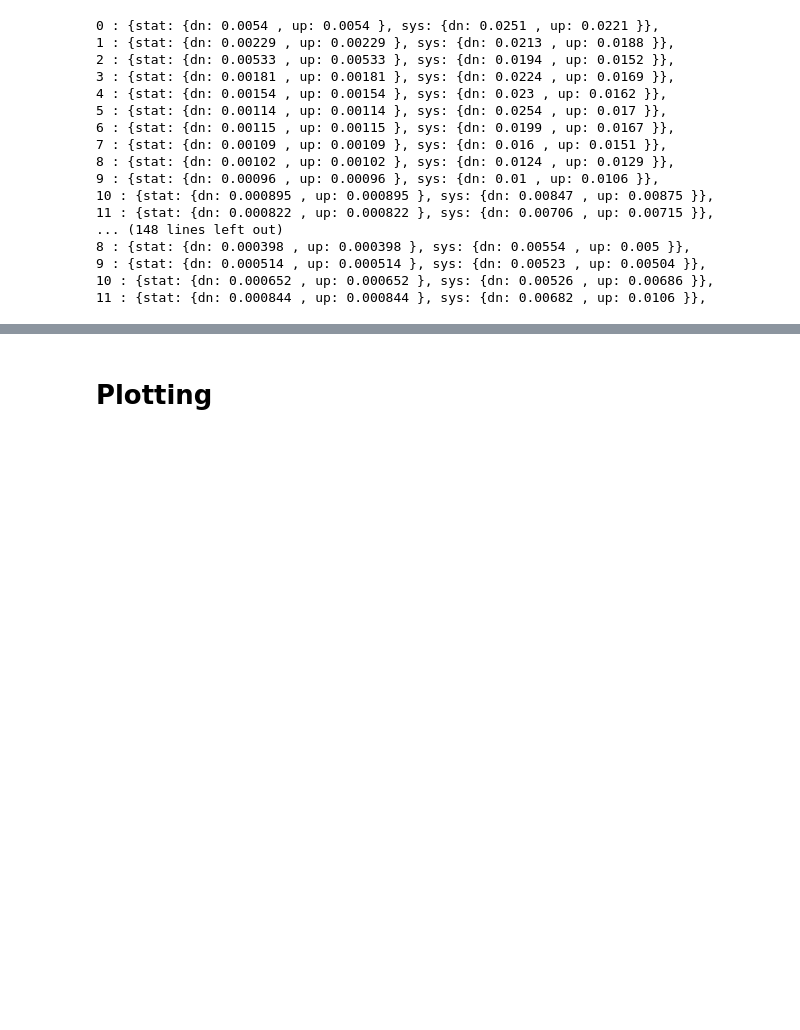
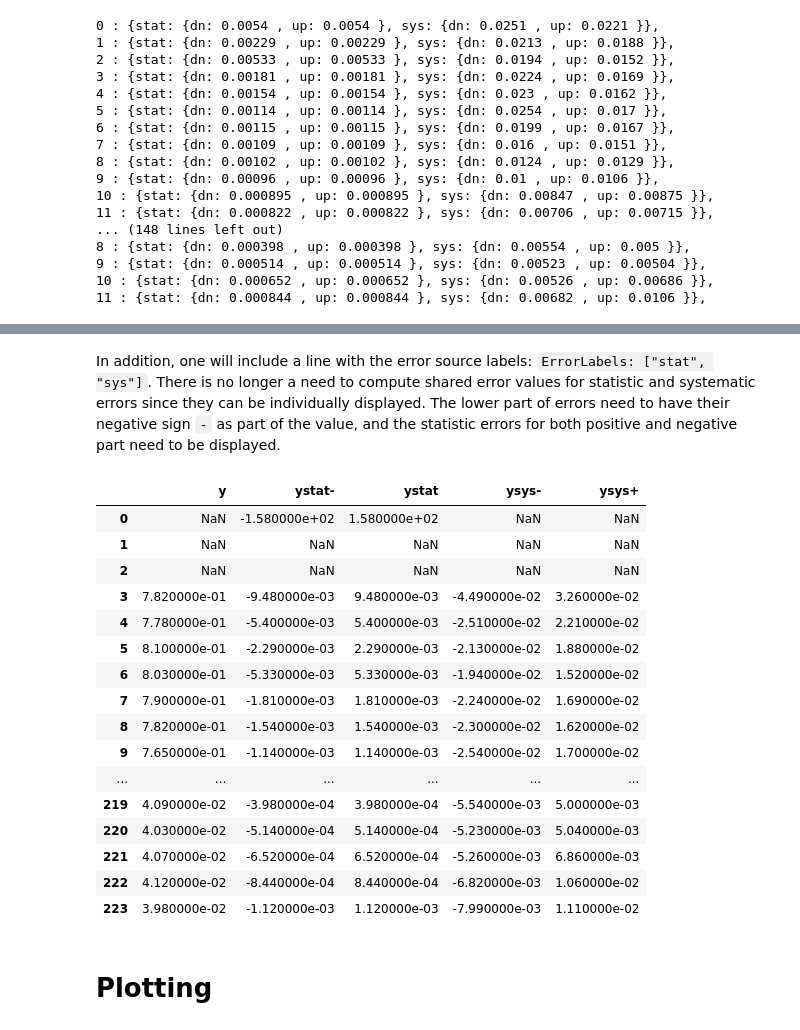
Before and after one commit to gaudu/rivet, a Jupyter notebook: NA61SHINE_2022_I2155140.ipynb, the cells around one changed output, grey strips where cells are left out. Cells and saved outputs as stored; diff of their text form; code cells hidden in the pictures; blank space fills up the shorter version.

```diff
--- a/NA61SHINE_2022_I2155140.ipynb
+++ b/NA61SHINE_2022_I2155140.ipynb
@@ -151,3 +188,29 @@ for i in range (0,223) :
+# %% [markdown]
+In addition, one will include a line with the error source labels: `ErrorLabels: ["stat", "sys"]`. There is no longer a need to compute shared error values for statistic and systematic errors since they can be individually displayed. The lower part of errors need to have their negative sign `-` as part of the value, and the statistic errors for both positive and negative part need to be displayed.
+# %%
+dfn['ystat-'] = -dfn['ystat']
+dfn['ysys-'] = -dfn['ysys-']
+
+dfn = dfn[['y', 'ystat-', 'ystat', 'ysys-', 'ysys+']]
+display(dfn)
+# %% [output]
+|  | y | ystat- | ystat | ysys- | ysys+ |
+| 0 | NaN | -1.580000e+02 | 1.580000e+02 | NaN | NaN |
+| 1 | NaN | NaN | NaN | NaN | NaN |
+| 2 | NaN | NaN | NaN | NaN | NaN |
+| 3 | 7.820000e-01 | -9.480000e-03 | 9.480000e-03 | -4.490000e-02 | 3.260000e-02 |
+| 4 | 7.780000e-01 | -5.400000e-03 | 5.400000e-03 | -2.510000e-02 | 2.210000e-02 |
+| 5 | 8.100000e-01 | -2.290000e-03 | 2.290000e-03 | -2.130000e-02 | 1.880000e-02 |
+| 6 | 8.030000e-01 | -5.330000e-03 | 5.330000e-03 | -1.940000e-02 | 1.520000e-02 |
+| 7 | 7.900000e-01 | -1.810000e-03 | 1.810000e-03 | -2.240000e-02 | 1.690000e-02 |
+| 8 | 7.820000e-01 | -1.540000e-03 | 1.540000e-03 | -2.300000e-02 | 1.620000e-02 |
+| 9 | 7.650000e-01 | -1.140000e-03 | 1.140000e-03 | -2.540000e-02 | 1.700000e-02 |
+| ... | ... | ... | ... | ... | ... |
+| 219 | 4.090000e-02 | -3.980000e-04 | 3.980000e-04 | -5.540000e-03 | 5.000000e-03 |
+| 220 | 4.030000e-02 | -5.140000e-04 | 5.140000e-04 | -5.230000e-03 | 5.040000e-03 |
+| 221 | 4.070000e-02 | -6.520000e-04 | 6.520000e-04 | -5.260000e-03 | 6.860000e-03 |
+| 222 | 4.120000e-02 | -8.440000e-04 | 8.440000e-04 | -6.820000e-03 | 1.060000e-02 |
+| 223 | 3.980000e-02 | -1.120000e-03 | 1.120000e-03 | -7.990000e-03 | 1.110000e-02 |
 # %% [markdown]
 # Plotting
 # %%
```
Also changed, not shown: parts of 4 cells of this notebook, 2 other files.
